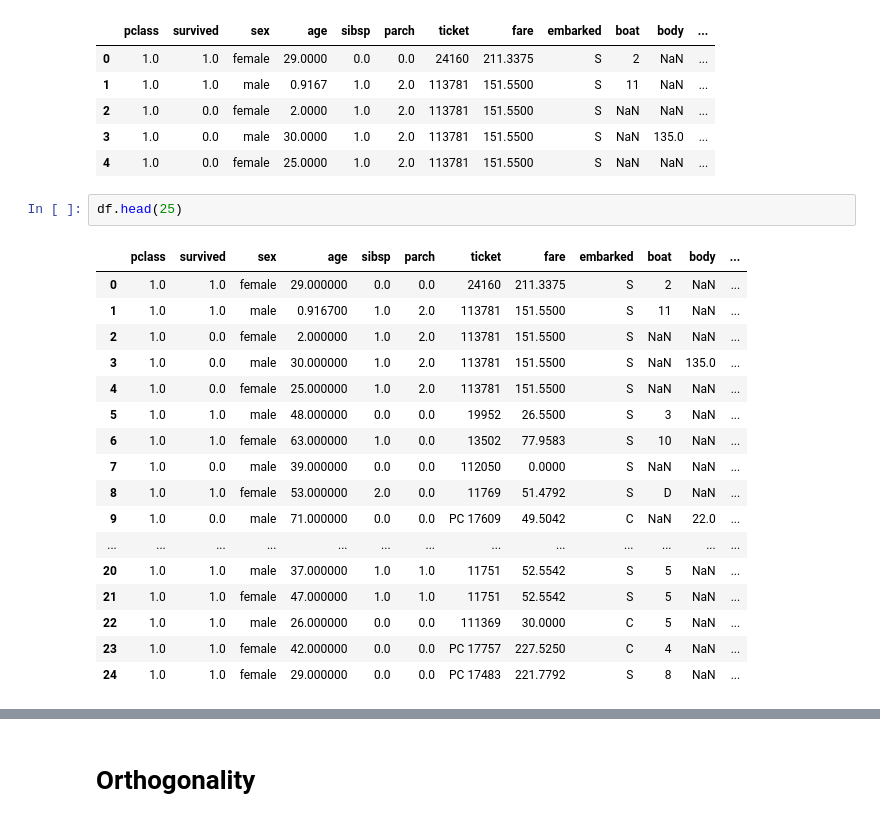
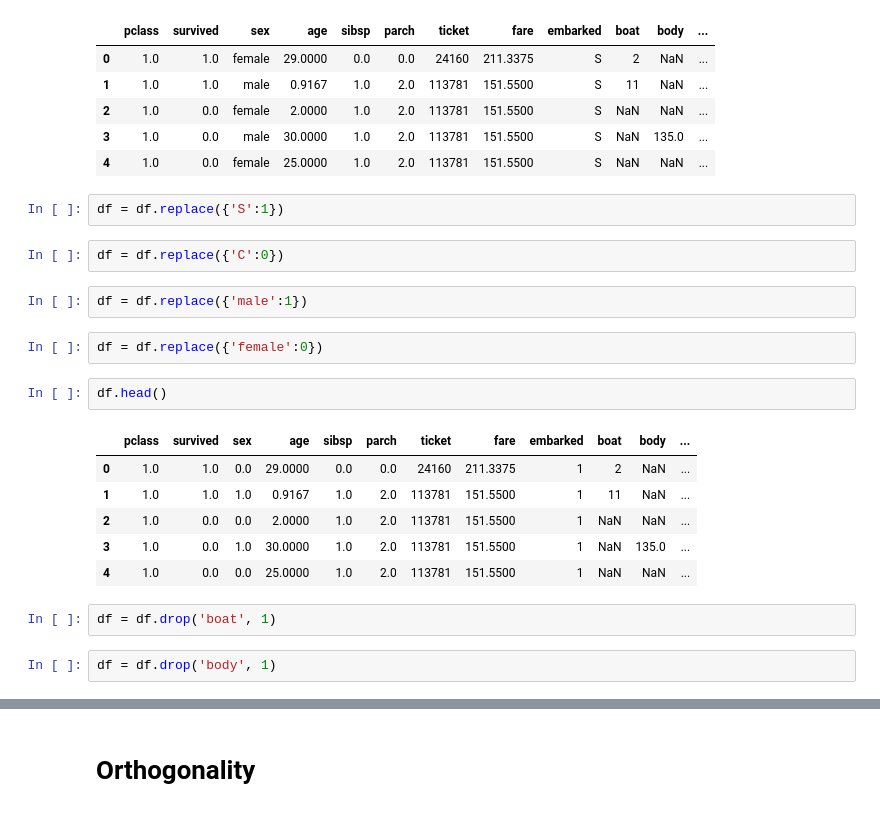
Before and after one commit to cdixson-ds/DS-Unit-1-Sprint-3-Linear-Algebra, a Jupyter notebook: LS_DS_132_Intermediate_Linear_Algebra_Assignment.ipynb, the cells around one changed output, grey strips where cells are left out. Cells and saved outputs as stored; diff of their text form.

```diff
--- a/LS_DS_132_Intermediate_Linear_Algebra_Assignment.ipynb
+++ b/LS_DS_132_Intermediate_Linear_Algebra_Assignment.ipynb
@@ -160,23 +160,24 @@ df.head()
 | 2 | 1.0 | 0.0 | female | 2.0000 | 1.0 | 2.0 | 113781 | 151.5500 | S | NaN | NaN | ... |
 | 3 | 1.0 | 0.0 | male | 30.0000 | 1.0 | 2.0 | 113781 | 151.5500 | S | NaN | 135.0 | ... |
 | 4 | 1.0 | 0.0 | female | 25.0000 | 1.0 | 2.0 | 113781 | 151.5500 | S | NaN | NaN | ... |
+# %%
+df = df.replace({'S':1})
+# %%
+df = df.replace({'C':0})
+# %%
+df = df.replace({'male':1})
+# %%
+df = df.replace({'female':0})
 # %%
-df.head(25)
+df.head()
 # %% [output]
 |  | pclass | survived | sex | age | sibsp | parch | ticket | fare | embarked | boat | body | ... |
-| 0 | 1.0 | 1.0 | female | 29.000000 | 0.0 | 0.0 | 24160 | 211.3375 | S | 2 | NaN | ... |
-| 1 | 1.0 | 1.0 | male | 0.916700 | 1.0 | 2.0 | 113781 | 151.5500 | S | 11 | NaN | ... |
-| 2 | 1.0 | 0.0 | female | 2.000000 | 1.0 | 2.0 | 113781 | 151.5500 | S | NaN | NaN | ... |
-| 3 | 1.0 | 0.0 | male | 30.000000 | 1.0 | 2.0 | 113781 | 151.5500 | S | NaN | 135.0 | ... |
-| 4 | 1.0 | 0.0 | female | 25.000000 | 1.0 | 2.0 | 113781 | 151.5500 | S | NaN | NaN | ... |
-| 5 | 1.0 | 1.0 | male | 48.000000 | 0.0 | 0.0 | 19952 | 26.5500 | S | 3 | NaN | ... |
-| 6 | 1.0 | 1.0 | female | 63.000000 | 1.0 | 0.0 | 13502 | 77.9583 | S | 10 | NaN | ... |
-| 7 | 1.0 | 0.0 | male | 39.000000 | 0.0 | 0.0 | 112050 | 0.0000 | S | NaN | NaN | ... |
-| 8 | 1.0 | 1.0 | female | 53.000000 | 2.0 | 0.0 | 11769 | 51.4792 | S | D | NaN | ... |
-| 9 | 1.0 | 0.0 | male | 71.000000 | 0.0 | 0.0 | PC 17609 | 49.5042 | C | NaN | 22.0 | ... |
-| ... | ... | ... | ... | ... | ... | ... | ... | ... | ... | ... | ... | ... |
-| 20 | 1.0 | 1.0 | male | 37.000000 | 1.0 | 1.0 | 11751 | 52.5542 | S | 5 | NaN | ... |
-| 21 | 1.0 | 1.0 | female | 47.000000 | 1.0 | 1.0 | 11751 | 52.5542 | S | 5 | NaN | ... |
-| 22 | 1.0 | 1.0 | male | 26.000000 | 0.0 | 0.0 | 111369 | 30.0000 | C | 5 | NaN | ... |
-| 23 | 1.0 | 1.0 | female | 42.000000 | 0.0 | 0.0 | PC 17757 | 227.5250 | C | 4 | NaN | ... |
-| 24 | 1.0 | 1.0 | female | 29.000000 | 0.0 | 0.0 | PC 17483 | 221.7792 | S | 8 | NaN | ... |
+| 0 | 1.0 | 1.0 | 0.0 | 29.0000 | 0.0 | 0.0 | 24160 | 211.3375 | 1 | 2 | NaN | ... |
+| 1 | 1.0 | 1.0 | 1.0 | 0.9167 | 1.0 | 2.0 | 113781 | 151.5500 | 1 | 11 | NaN | ... |
+| 2 | 1.0 | 0.0 | 0.0 | 2.0000 | 1.0 | 2.0 | 113781 | 151.5500 | 1 | NaN | NaN | ... |
+| 3 | 1.0 | 0.0 | 1.0 | 30.0000 | 1.0 | 2.0 | 113781 | 151.5500 | 1 | NaN | 135.0 | ... |
+| 4 | 1.0 | 0.0 | 0.0 | 25.0000 | 1.0 | 2.0 | 113781 | 151.5500 | 1 | NaN | NaN | ... |
+# %%
+df = df.drop('boat', 1)
+# %%
+df = df.drop('body', 1)
```
Also changed, not shown: parts of 23 cells of this notebook.
